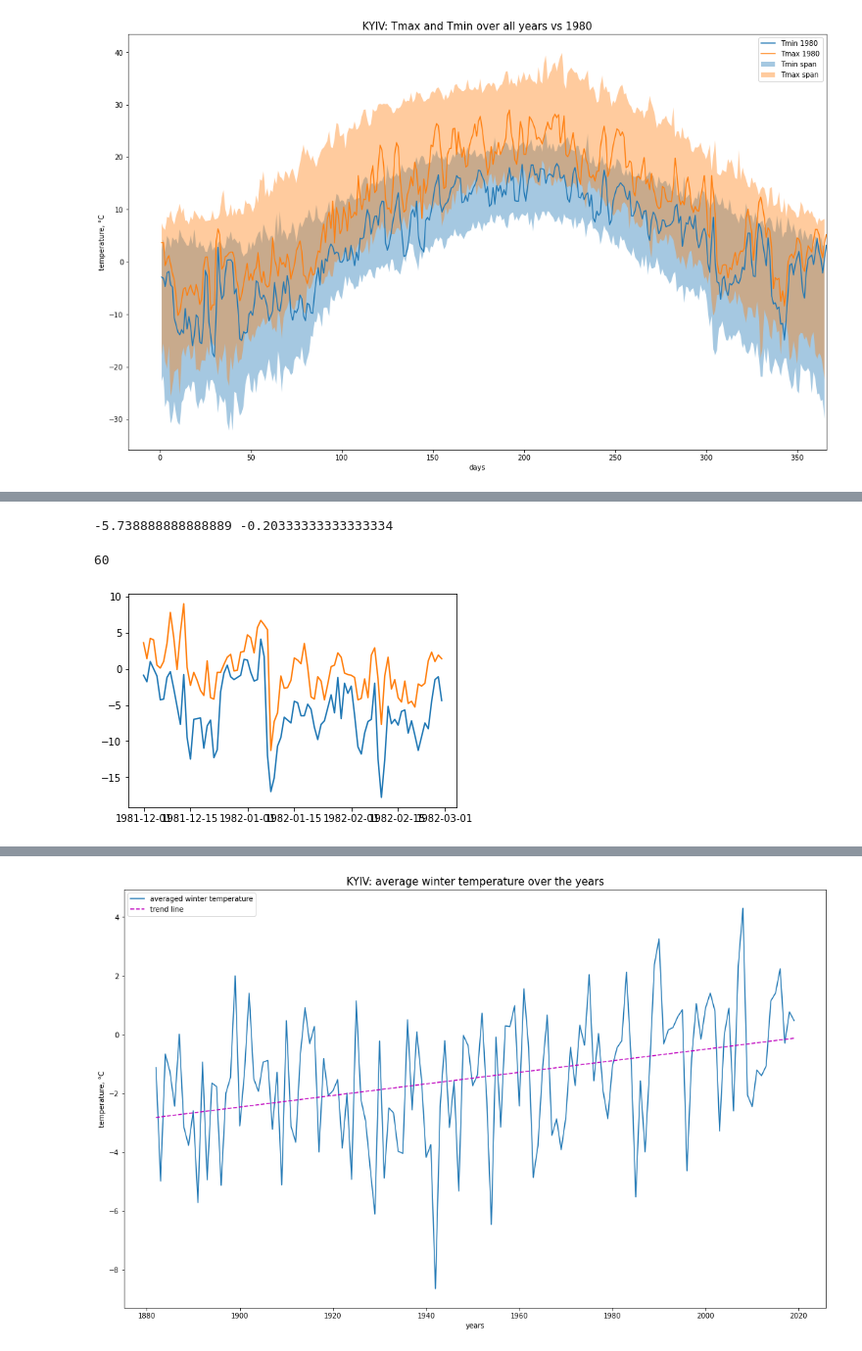
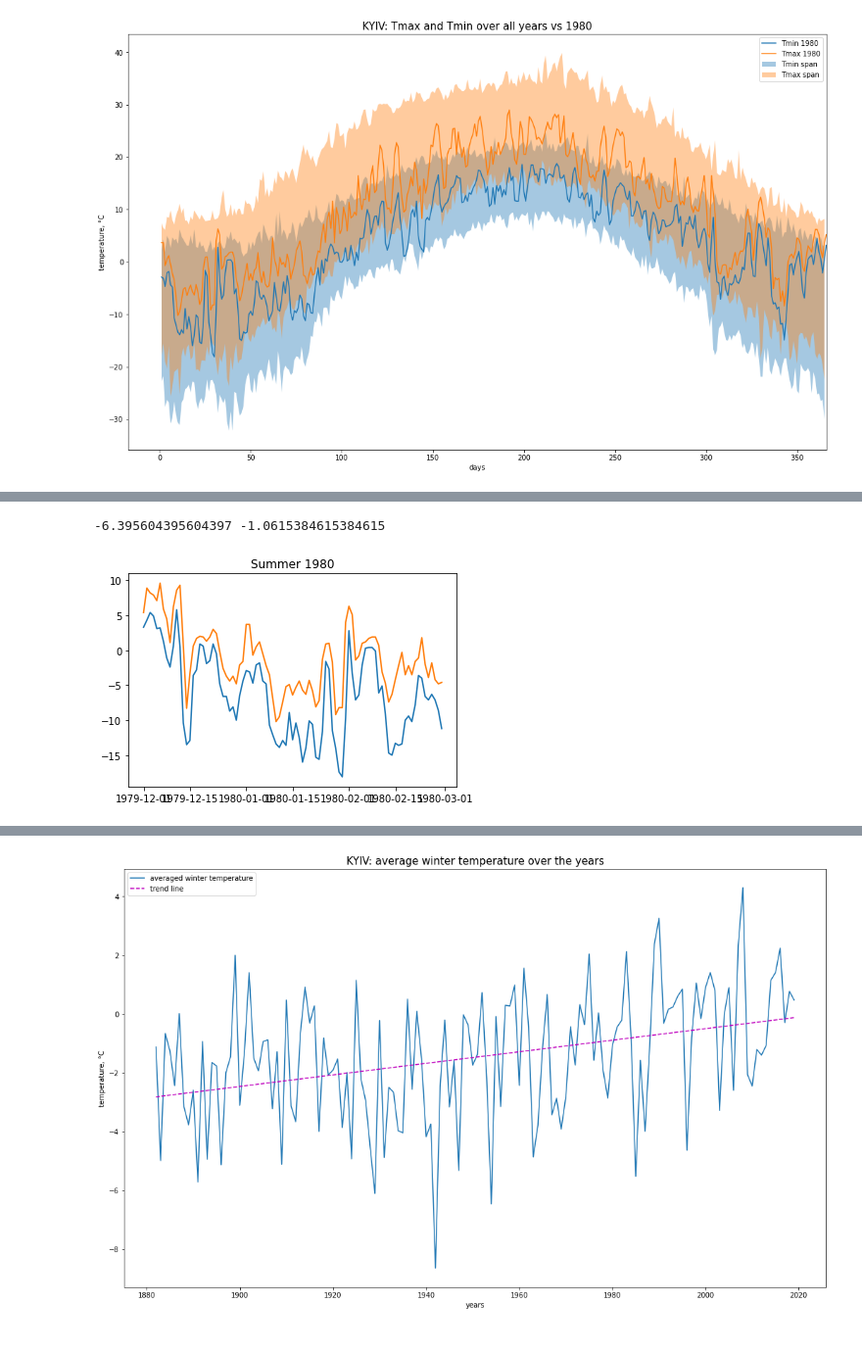
Before and after one commit to andr-nau/weather_history, a Jupyter notebook: weather_project.ipynb, the cells around one changed output, grey strips where cells are left out. Shown at 98% size. Cells and saved outputs as stored; diff of their text form; code cells hidden in the pictures.

```diff
--- a/weather_project.ipynb
+++ b/weather_project.ipynb
@@ -210,9 +240,10 @@ def chk_year(year):
 # %%
 miss_years = []
+print('year', 'TMAX', 'TMIN', 'TAVG')
 for year in range(1881,2020):
     tmaxrows,tminrows, tavgrows = chk_year(year)
 
-    if (tmaxrows!=tminrows) or (tmaxrows!=12):
+    if (tmaxrows!=tminrows) or (tmaxrows!=12) or (tminrows!=12):
         print(year,tmaxrows,tminrows, tavgrows)
         miss_years.append(year)
 # %% [output]
@@ -416,5 +472,6 @@ def selectwinter(obs,year):
 
     return data
 # %%
-w80min = selectwinter(kyiv_tmin, 1982)
-w80max = selectwinter(kyiv_tmax, 1982)
+w80min = selectwinter(kyiv_tmin, 1980)
+w80max = selectwinter(kyiv_tmax, 1980)
+w80min
@@ -421,17 +496,14 @@ w80max = selectwinter(kyiv_tmax, 1982)
 # %%
 print(np.mean(w80min['value']), np.mean(w80max['value']))
 # %% [output]
--5.738888888888889 -0.20333333333333334
+-6.395604395604397 -1.0615384615384615
-# %%
-len(kyiv_tmax[:60])
-# %% [output]
-60
 # %%
 pp.plot(w80min['date'],w80min['value'])
 pp.plot(w80max['date'],w80max['value'])
+pp.title('Summer 1980')
 pp.show()
 # %% [output]
-[figure, old version]
+[figure, new version]
 # %%
 mmin = [(np.datetime64('{}'.format(year)),np.mean(selectwinter(kyiv_tmin_filled,year)['value']))
          for year in range(1882,2020)]
```
Also changed, not shown: parts of 50 cells of this notebook.
